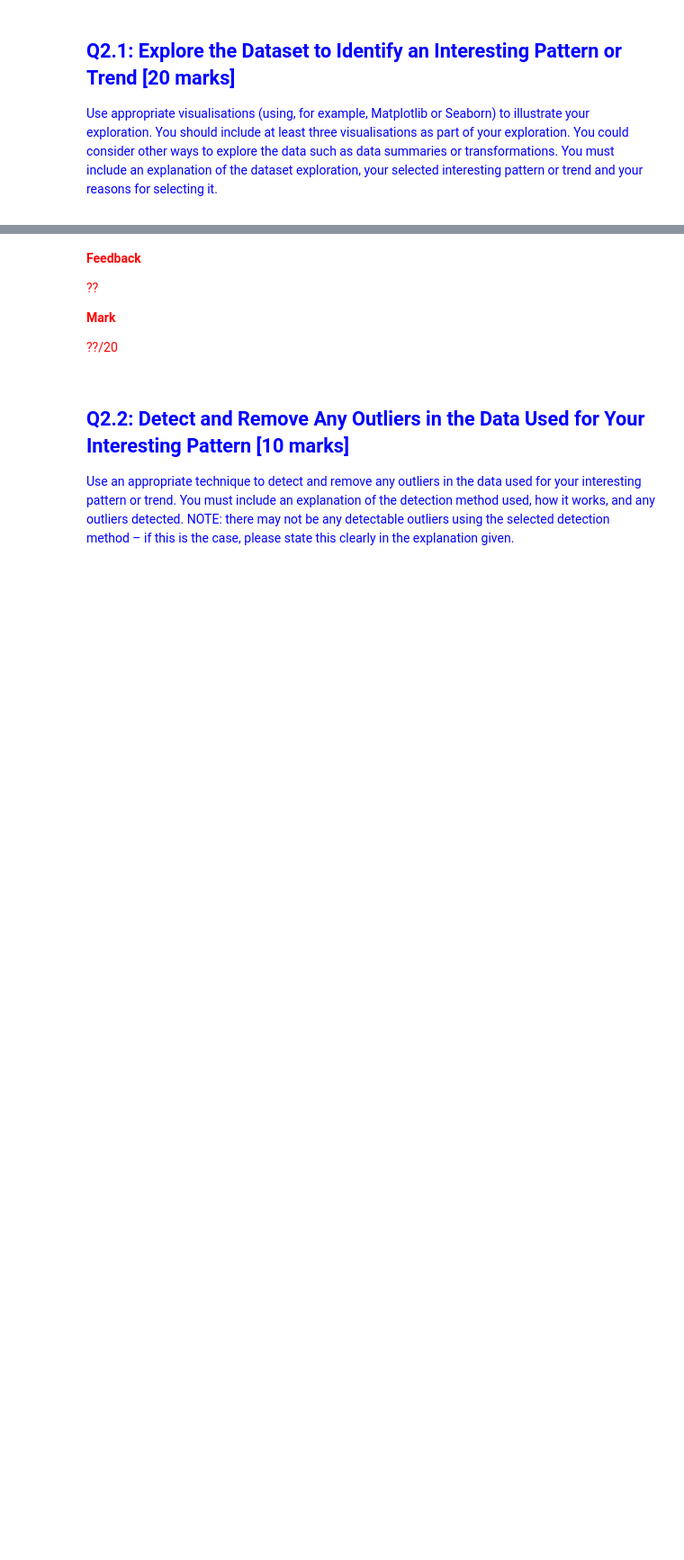
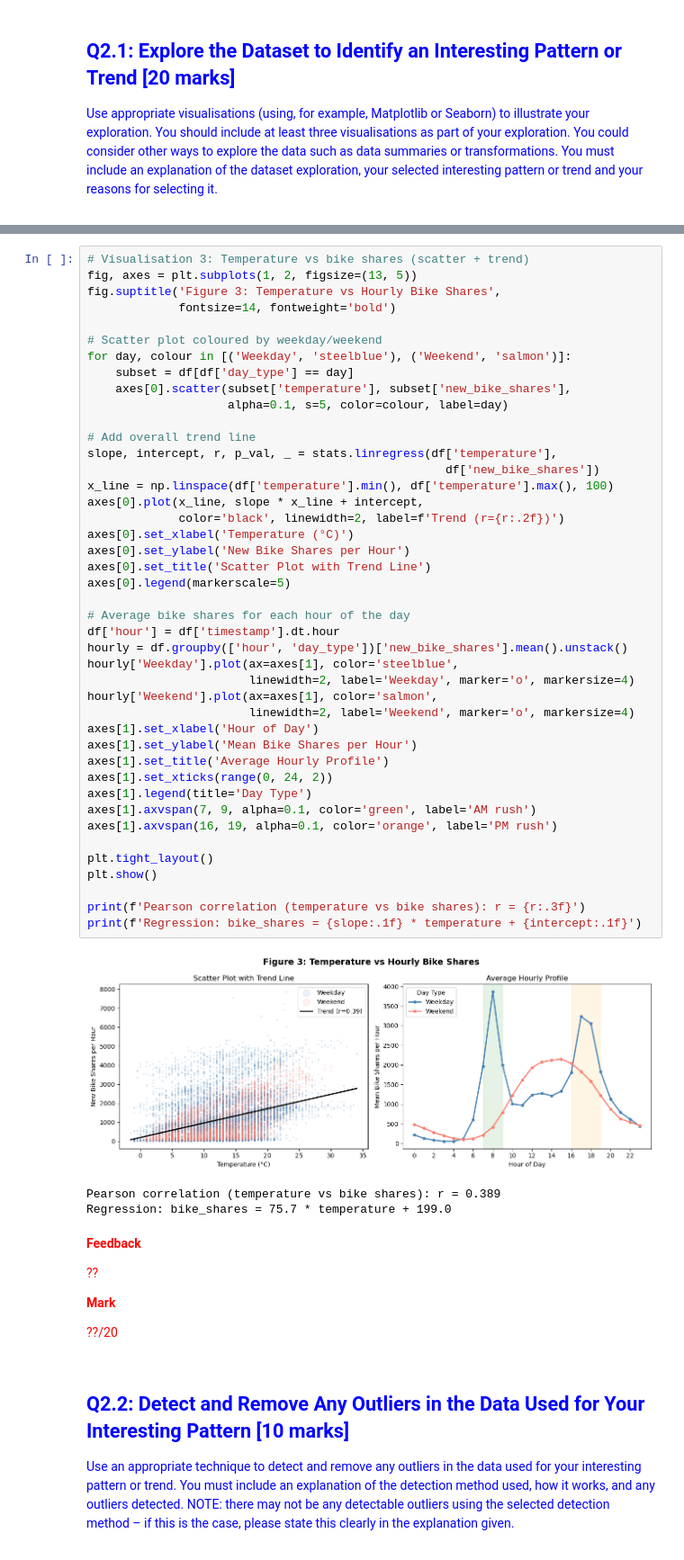
Before and after one commit to tharsanak/pds_25jan_assignment, a Jupyter notebook: PDS_CW_part2.ipynb, the cells around one changed output, grey strips where cells are left out. Shown at 90% size. Saved outputs shown, nothing was run; the diff lists cells and outputs as text; blank space fills up the shorter version.

```diff
--- a/PDS_CW_part2.ipynb
+++ b/PDS_CW_part2.ipynb
@@ -88,3 +225,50 @@ Text can go here.
+# %%
+# Visualisation 3: Temperature vs bike shares (scatter + trend)
+fig, axes = plt.subplots(1, 2, figsize=(13, 5))
+fig.suptitle('Figure 3: Temperature vs Hourly Bike Shares',
+             fontsize=14, fontweight='bold')
+
+# Scatter plot coloured by weekday/weekend
+for day, colour in [('Weekday', 'steelblue'), ('Weekend', 'salmon')]:
+    subset = df[df['day_type'] == day]
+    axes[0].scatter(subset['temperature'], subset['new_bike_shares'],
+                    alpha=0.1, s=5, color=colour, label=day)
+
+# Add overall trend line
+slope, intercept, r, p_val, _ = stats.linregress(df['temperature'],
+                                                   df['new_bike_shares'])
+x_line = np.linspace(df['temperature'].min(), df['temperature'].max(), 100)
+axes[0].plot(x_line, slope * x_line + intercept,
+             color='black', linewidth=2, label=f'Trend (r={r:.2f})')
+axes[0].set_xlabel('Temperature (°C)')
+axes[0].set_ylabel('New Bike Shares per Hour')
+axes[0].set_title('Scatter Plot with Trend Line')
+axes[0].legend(markerscale=5)
+
+# Average bike shares for each hour of the day
+df['hour'] = df['timestamp'].dt.hour
+hourly = df.groupby(['hour', 'day_type'])['new_bike_shares'].mean().unstack()
+hourly['Weekday'].plot(ax=axes[1], color='steelblue',
+                       linewidth=2, label='Weekday', marker='o', markersize=4)
+hourly['Weekend'].plot(ax=axes[1], color='salmon',
+                       linewidth=2, label='Weekend', marker='o', markersize=4)
+axes[1].set_xlabel('Hour of Day')
+axes[1].set_ylabel('Mean Bike Shares per Hour')
+axes[1].set_title('Average Hourly Profile')
+axes[1].set_xticks(range(0, 24, 2))
+axes[1].legend(title='Day Type')
+axes[1].axvspan(7, 9, alpha=0.1, color='green', label='AM rush')
+axes[1].axvspan(16, 19, alpha=0.1, color='orange', label='PM rush')
+
+plt.tight_layout()
+plt.show()
+
+print(f'Pearson correlation (temperature vs bike shares): r = {r:.3f}')
+print(f'Regression: bike_shares = {slope:.1f} * temperature + {intercept:.1f}')
+# %% [output]
+[figure, added]
+Pearson correlation (temperature vs bike shares): r = 0.389
+Regression: bike_shares = 75.7 * temperature + 199.0
 # %% [markdown]
 
 <div style="color:red">
```
Also changed, not shown: parts of 9 cells of this notebook.
